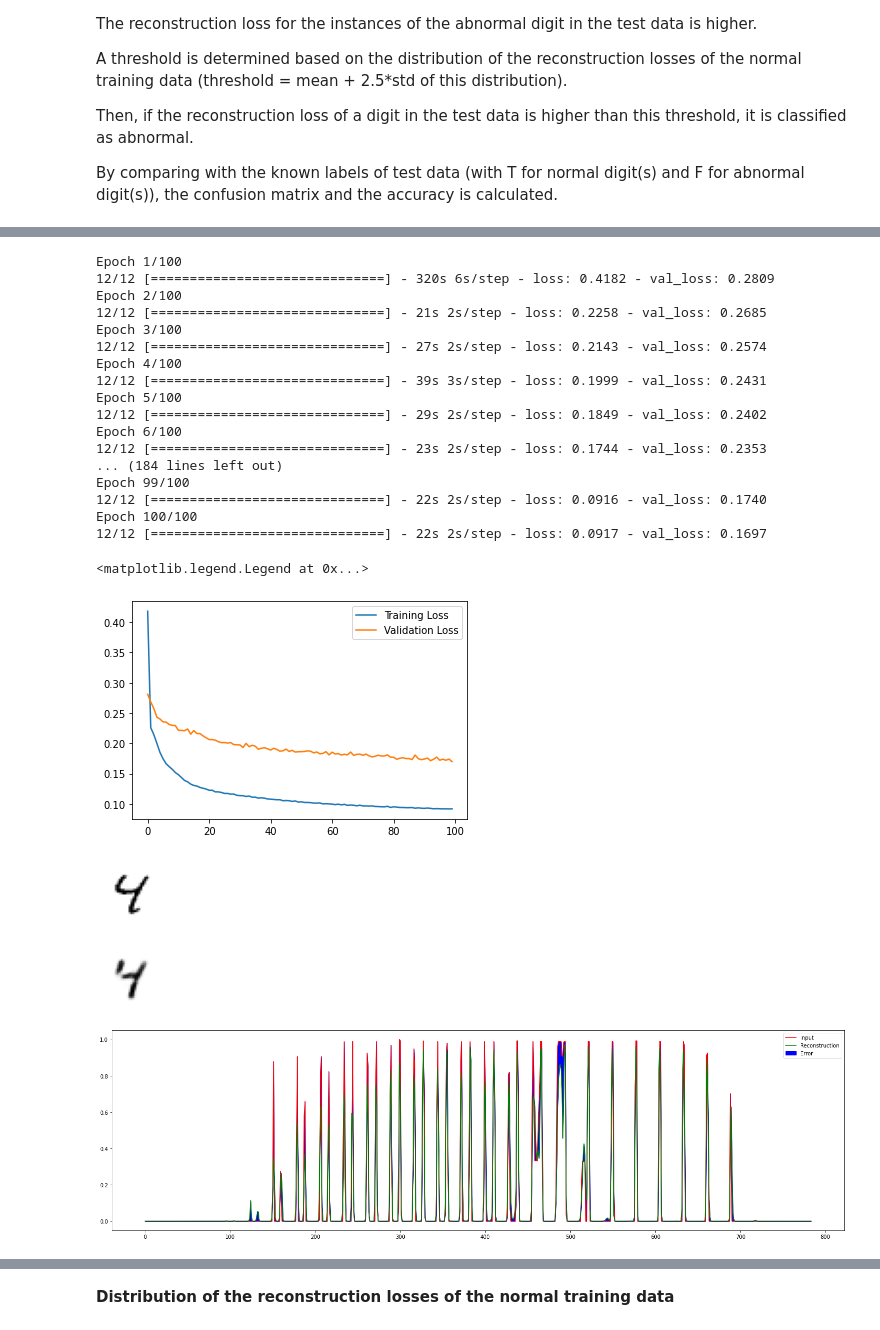
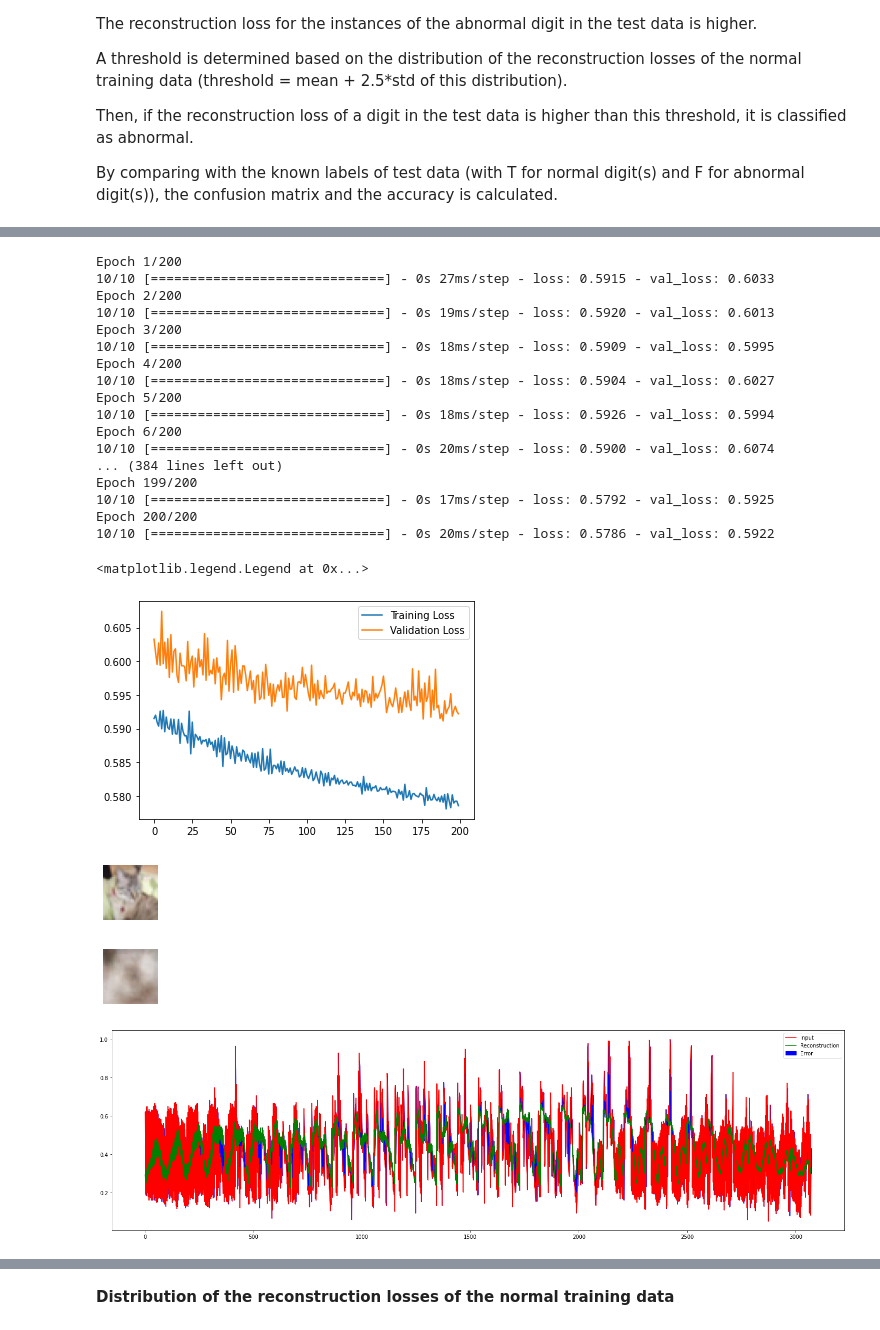
Before and after one commit to mjhoover1/autoencoders, a Jupyter notebook: CIFAR_10/AE/AE_CIFAR10.ipynb, the cells around one changed output, grey strips where cells are left out. Cells and saved outputs as stored; diff of their text form; code cells hidden in the pictures.

```diff
--- a/CIFAR_10/AE/AE_CIFAR10.ipynb
+++ b/CIFAR_10/AE/AE_CIFAR10.ipynb
@@ -54,8 +52,8 @@ normal_data.shape, test_data.shape, test_labels.shape
 # %%
-normal_test_data = test_data[(test_labels == nl1) | (test_labels == nl2)]   # The normal digits in the test data
-abnormal_test_data = test_data[test_labels == abn]                          # The abnormal digits in the test data
-normal_test_labels = test_labels[(test_labels == nl1) | (test_labels == nl2)]   # Their labels
-abnormal_test_labels = test_labels[test_labels == abn]                          # Their labels
+normal_test_data = test_data[(test_labels == nl1).flatten() | (test_labels == nl2).flatten()]   # The normal classes in the test data
+abnormal_test_data = test_data[(test_labels == abn).flatten()]                          # The abnormal classes in the test data
+normal_test_labels = test_labels[(test_labels == nl1).flatten() | (test_labels == nl2).flatten()]   # Their labels
+abnormal_test_labels = test_labels[(test_labels == abn).flatten()]                          # Their labels
 # %%
 normal_test_data.shape, abnormal_test_data.shape
 # %% [output]
@@ -96,15 +95,15 @@ class AnomalyDetector(Model):
     super(AnomalyDetector, self).__init__()
     self.encoder = tf.keras.Sequential([
       layers.Flatten(),
-      layers.Dense(128, activation="selu"),
-      layers.Dense(64, activation="selu"),
-      layers.Dense(32, activation="selu")])
+      layers.Dense(200, activation="selu"),
+      layers.Dense(100, activation="selu"),
+      layers.Dense(50, activation="selu")])
 
     self.decoder = tf.keras.Sequential([
-      layers.Dense(64, activation="selu"),
-      layers.Dense(128, activation="selu"),
-      layers.Dense(28*28, activation="sigmoid"),
-      layers.Reshape((28, 28))])
+      layers.Dense(100, activation="selu"),
+      layers.Dense(200, activation="selu"),
+      layers.Dense(32*32*3, activation="sigmoid"), # include RGB
+      layers.Reshape((32, 32, 3))]) # 3 dimensional because RGB
 
   def call(self, x):
     encoded = self.encoder(x)
@@ -117,35 +116,35 @@ autoencoder = AnomalyDetector()
 autoencoder.compile(optimizer='rmsprop', loss='binary_crossentropy')
 # %%
 history = autoencoder.fit(normal_data, normal_data,
-          epochs=100,
+          epochs=200,
           batch_size=512,
           validation_data=(test_data, test_data),
           shuffle=True)
 # %% [output]
-Epoch 1/100
-12/12 [==============================] - 320s 6s/step - loss: 0.4182 - val_loss: 0.2809
-Epoch 2/100
-12/12 [==============================] - 21s 2s/step - loss: 0.2258 - val_loss: 0.2685
-Epoch 3/100
-12/12 [==============================] - 27s 2s/step - loss: 0.2143 - val_loss: 0.2574
-Epoch 4/100
-12/12 [==============================] - 39s 3s/step - loss: 0.1999 - val_loss: 0.2431
-Epoch 5/100
-12/12 [==============================] - 29s 2s/step - loss: 0.1849 - val_loss: 0.2402
-Epoch 6/100
-12/12 [==============================] - 23s 2s/step - loss: 0.1744 - val_loss: 0.2353
-... (184 lines left out)
-Epoch 99/100
-12/12 [==============================] - 22s 2s/step - loss: 0.0916 - val_loss: 0.1740
-Epoch 100/100
-12/12 [==============================] - 22s 2s/step - loss: 0.0917 - val_loss: 0.1697
+Epoch 1/200
+10/10 [==============================] - 0s 27ms/step - loss: 0.5915 - val_loss: 0.6033
+Epoch 2/200
+10/10 [==============================] - 0s 19ms/step - loss: 0.5920 - val_loss: 0.6013
+Epoch 3/200
+10/10 [==============================] - 0s 18ms/step - loss: 0.5909 - val_loss: 0.5995
+Epoch 4/200
+10/10 [==============================] - 0s 18ms/step - loss: 0.5904 - val_loss: 0.6027
+Epoch 5/200
+10/10 [==============================] - 0s 18ms/step - loss: 0.5926 - val_loss: 0.5994
+Epoch 6/200
+10/10 [==============================] - 0s 20ms/step - loss: 0.5900 - val_loss: 0.6074
+... (384 lines left out)
+Epoch 199/200
+10/10 [==============================] - 0s 17ms/step - loss: 0.5792 - val_loss: 0.5925
+Epoch 200/200
+10/10 [==============================] - 0s 20ms/step - loss: 0.5786 - val_loss: 0.5922
 # %%
 plt.plot(history.history["loss"], label="Training Loss")
 plt.plot(history.history["val_loss"], label="Validation Loss")
 plt.legend()
 # %% [output]
 <matplotlib.legend.Legend at 0x...>
-[figure, old version]
+[figure, new version]
 # %%
 encoded_data = autoencoder.encoder(normal_test_data).numpy()
 decoded_data = autoencoder.decoder(encoded_data).numpy()
@@ -155,23 +154,23 @@ plt.imshow(normal_test_data[1], cmap="binary")
 plt.axis('off')
 plt.show()
 # %% [output]
-[figure, old version]
+[figure, new version]
 # %%
 plt.figure(figsize=(1,1))
 plt.imshow(decoded_data[1], cmap="binary")
 plt.axis('off')
 plt.show()
 # %% [output]
-[figure, old version]
+[figure, new version]
 # %%
 plt.figure(figsize=(25,7))
 plt.plot(normal_test_data[0].ravel(), 'r')
 plt.plot(decoded_data[0].ravel(), 'g')
-plt.fill_between(np.arange(28*28), decoded_data[0].ravel(), normal_test_data[0].ravel(), color='blue')
+plt.fill_between(np.arange(32*32*3), decoded_data[0].ravel(), normal_test_data[0].ravel(), color='blue')
 plt.legend(labels=["Input", "Reconstruction", "Error"])
 plt.show()
 # %% [output]
-[figure, old version]
+[figure, new version]
 # %%
 encoded_abn_data = autoencoder.encoder(abnormal_test_data).numpy()
 decoded_abn_data = autoencoder.decoder(encoded_abn_data).numpy()
```
Also changed, not shown: parts of 20 cells of this notebook.
